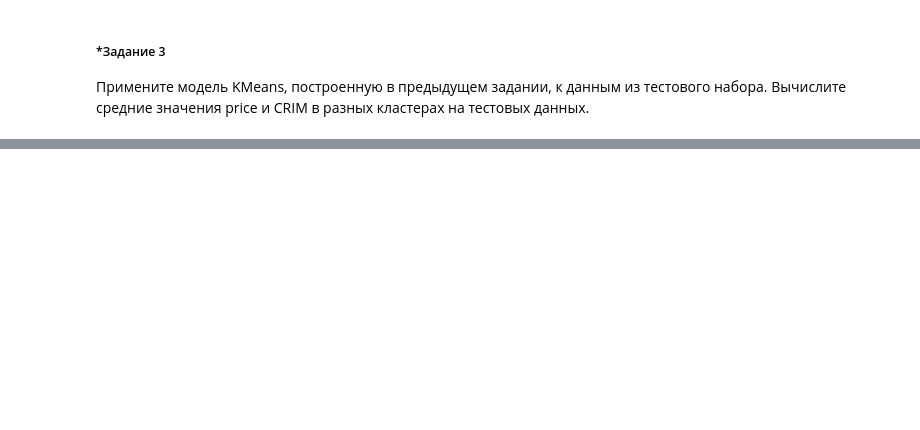
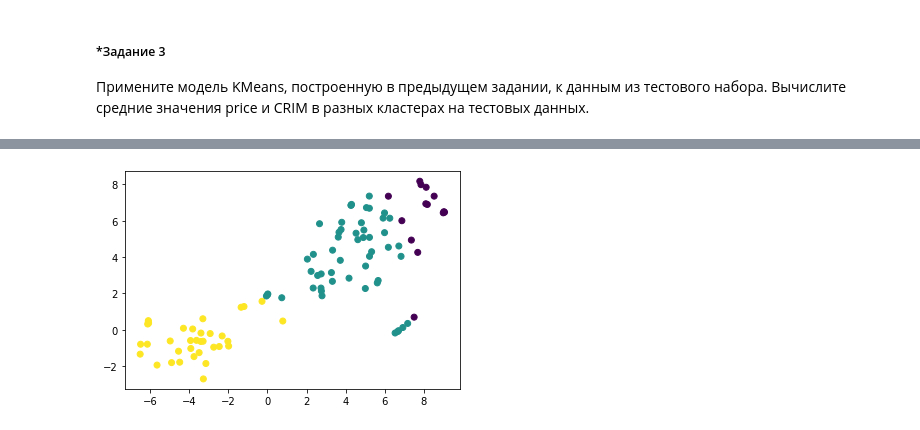
Before and after one commit to RomanPM85/Python_module_DataScience, a Jupyter notebook: Lesson8.ipynb, the cells around one changed output, grey strips where cells are left out. Cells and saved outputs as stored; diff of their text form; code cells hidden in the pictures; blank space fills up the shorter version.

```diff
--- a/Lesson8.ipynb
+++ b/Lesson8.ipynb
@@ -27,0 +178,10 @@ n_components=2, learning_rate=250, random_state=42.
+# %%
+kmeans = KMeans(n_clusters=3, max_iter=100, random_state=42)
+
+labels_test = kmeans.fit_predict(X_test_scaled)
+
+plt.scatter(X_test_tsne[:, 0], X_test_tsne[:, 1], c=labels_test)
+
+plt.show()
+# %% [output]
+[figure, added]
```
Also changed, not shown: parts of 21 cells of this notebook.
